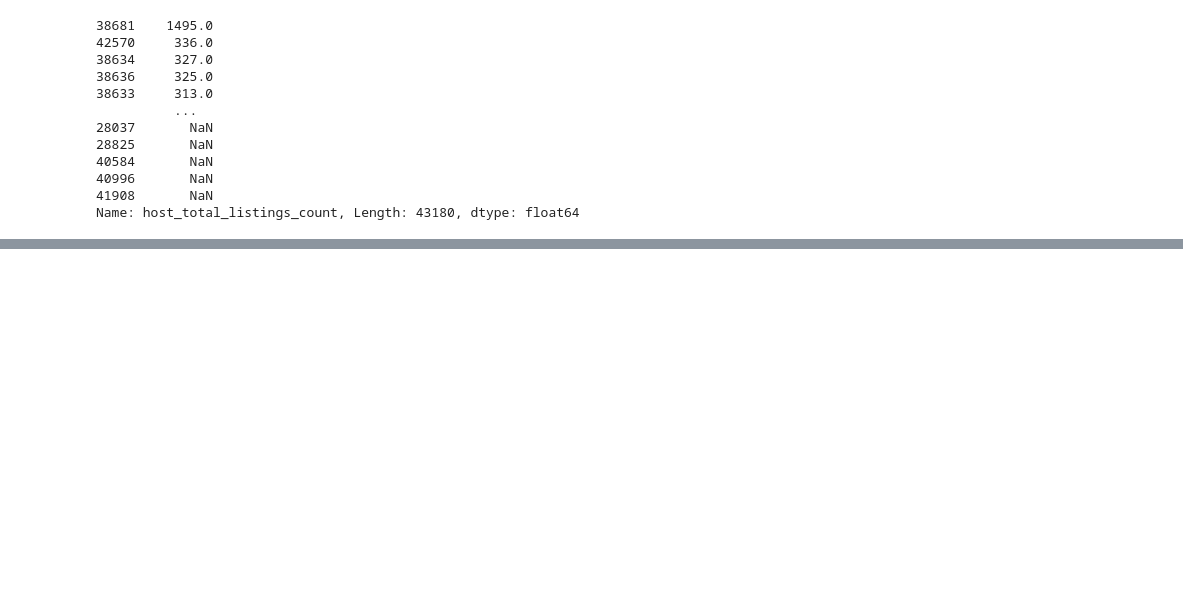
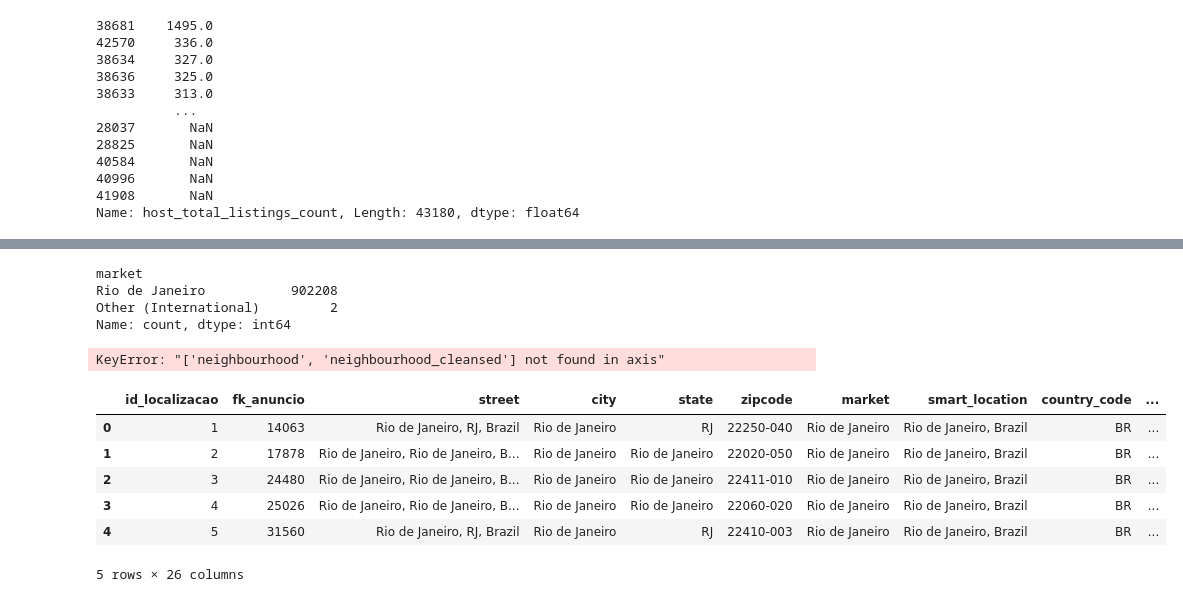
Before and after one commit to JONATHAN-ALMEIDA-MESQUITA/Airbnb-analytics-dw, a Jupyter notebook: notebooks/1_silver_transformations.ipynb, the cells around one changed output, grey strips where cells are left out. Cells and saved outputs as stored; diff of their text form; code cells hidden in the pictures; blank space fills up the shorter version.

Commit message:
transformação tabela localização bronze -> Silver

```diff
--- a/notebooks/1_silver_transformations.ipynb
+++ b/notebooks/1_silver_transformations.ipynb
@@ -207,0 +388,7 @@ Name: host_total_listings_count, Length: 43180, dtype: float64
+# %%
+df_localizacao_silver['market'].value_counts()
+# %% [output]
+market
+Rio de Janeiro           902208
+Other (International)         2
+Name: count, dtype: int64
@@ -207,0 +398,57 @@ Name: host_total_listings_count, Length: 43180, dtype: float64
+# %%
+df_localizacao_silver.drop(columns=['neighbourhood','neighbourhood_cleansed'], inplace=True)
+df_localizacao_silver.rename(columns={'nome': 'neighbourhood'}, inplace=True)
+# %% [output]
+KeyError: "['neighbourhood', 'neighbourhood_cleansed'] not found in axis"
+# %%
+
+
+#Definicao de pontos turisticos
+pois = pd.DataFrame({
+    'poi': [
+        'Cristo Redentor','Pao de Acucar','Praia de Copacabana','Praia de Ipanema',
+        'Maracana','Arcos da Lapa','Museu do Amanha','Jardim Botanico'
+    ],
+    'lat': [-22.951916, -22.948611, -22.971177, -22.986869, -22.912161, -22.912167, -22.895911, -22.968801],
+    'lon': [-43.210487, -43.156389, -43.182543, -43.155444, -43.230184, -43.179954, -43.180763, -43.223593]
+})
+
+
+gdf_pts = gpd.GeoDataFrame(
+    df_localizacao_silver.copy(),
+    geometry=gpd.points_from_xy(df_localizacao_silver['longitude'], df_localizacao_silver['latitude']),
+    crs="EPSG:4326"
+)
+
+gdf_pois = gpd.GeoDataFrame(
+    pois.copy(),
+    geometry=gpd.points_from_xy(pois['lon'], pois['lat']),
+    crs="EPSG:4326"
+)
+
+# Projeta para metros (UTM 23S)
+gdf_pts_m = gdf_pts.to_crs(31983)
+gdf_pois_m = gdf_pois.to_crs(31983)
+
+# Distância para cada POI em km
+for _, r in gdf_pois_m.iterrows():
+    col = f"dist_{r['poi'].lower().replace(' ','_')}_km"
+    gdf_pts_m[col] = gdf_pts_m.geometry.distance(r.geometry) / 1000.0
+
+# POI mais próximo (usando as colunas calculadas)
+dist_cols = [c for c in gdf_pts_m.columns if c.startswith('dist_') and c.endswith('_km')]
+gdf_pts_m['nearest_poi_km'] = gdf_pts_m[dist_cols].min(axis=1)
+gdf_pts_m['nearest_poi_name'] = gdf_pts_m[dist_cols].idxmin(axis=1).str.replace(r'^dist_|_km$', '', regex=True)
+
+# Volta a DF se quiser
+df_localizacao_silver = pd.DataFrame(gdf_pts_m.drop(columns='geometry'))
+# %%
+df_localizacao_silver.head(5)
+# %% [output]
+|  | id_localizacao | fk_anuncio | street | city | state | zipcode | market | smart_location | country_code | ... |
+| 0 | 1 | 14063 | Rio de Janeiro, RJ, Brazil | Rio de Janeiro | RJ | 22250-040 | Rio de Janeiro | Rio de Janeiro, Brazil | BR | ... |
+| 1 | 2 | 17878 | Rio de Janeiro, Rio de Janeiro, B... | Rio de Janeiro | Rio de Janeiro | 22020-050 | Rio de Janeiro | Rio de Janeiro, Brazil | BR | ... |
+| 2 | 3 | 24480 | Rio de Janeiro, Rio de Janeiro, B... | Rio de Janeiro | Rio de Janeiro | 22411-010 | Rio de Janeiro | Rio de Janeiro, Brazil | BR | ... |
+| 3 | 4 | 25026 | Rio de Janeiro, Rio de Janeiro, B... | Rio de Janeiro | Rio de Janeiro | 22060-020 | Rio de Janeiro | Rio de Janeiro, Brazil | BR | ... |
+| 4 | 5 | 31560 | Rio de Janeiro, RJ, Brazil | Rio de Janeiro | RJ | 22410-003 | Rio de Janeiro | Rio de Janeiro, Brazil | BR | ... |
+5 rows × 26 columns
```
Also changed, not shown: parts of 24 cells of this notebook, 1 other file.
